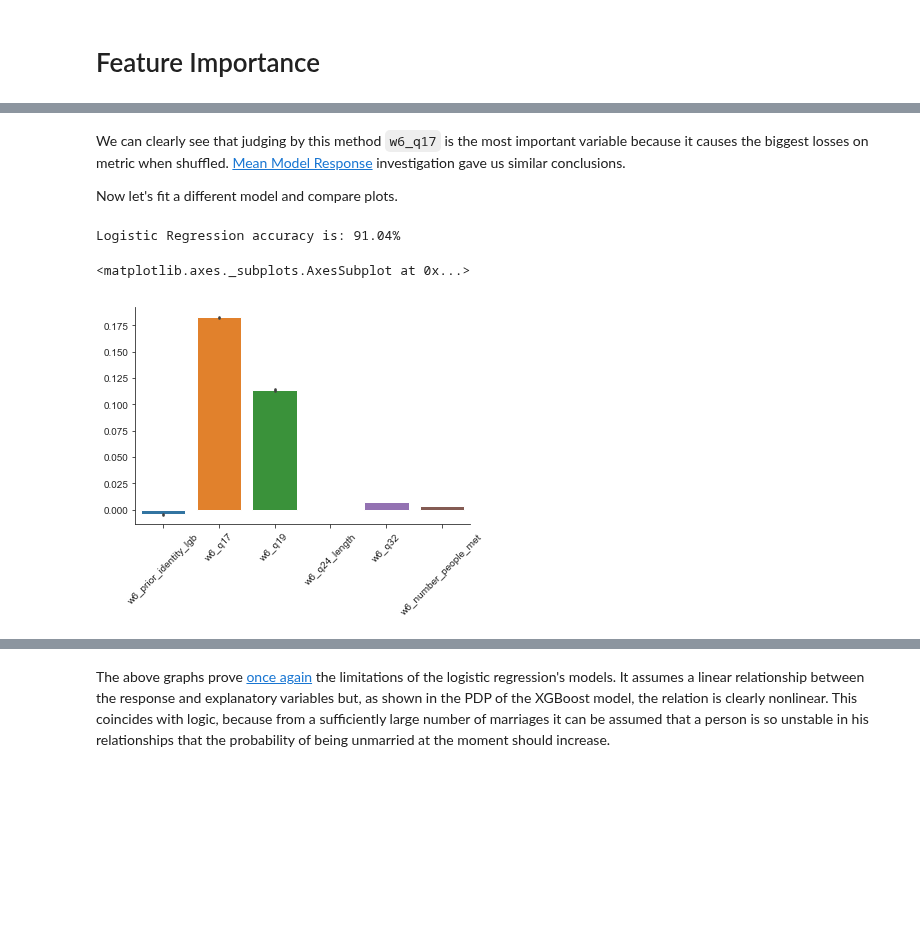
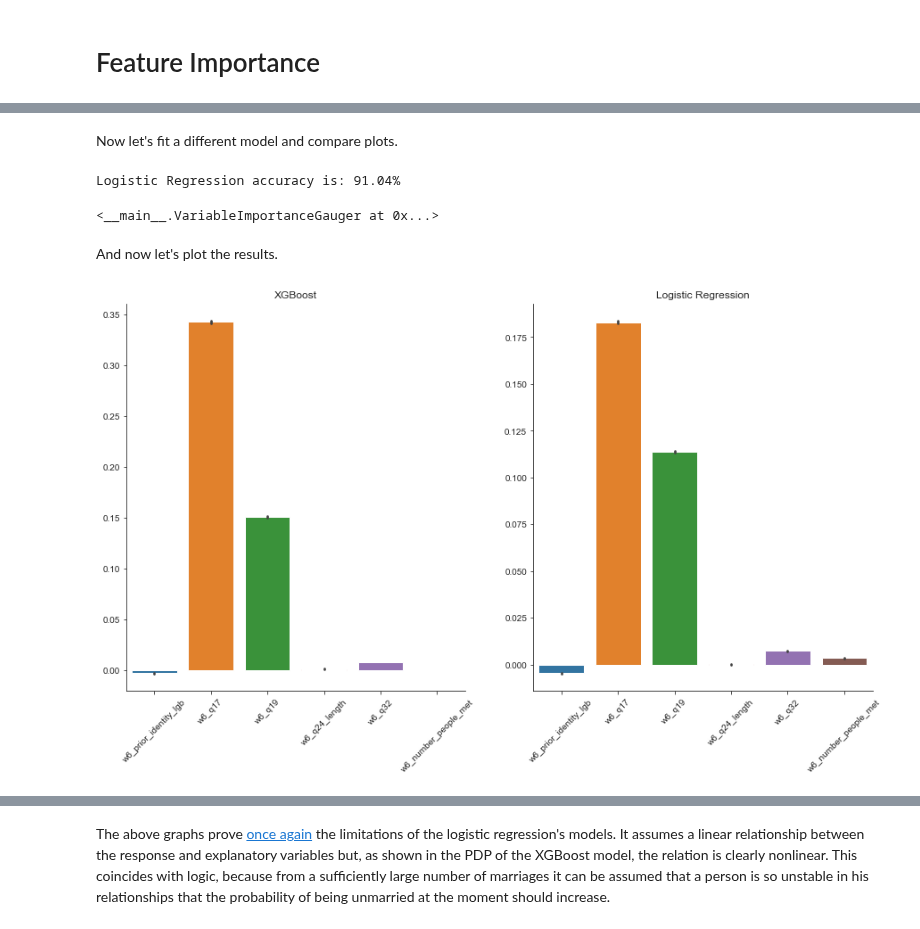
Before and after one commit to pbiecek/InterpretableMachineLearning2018S, a Jupyter notebook: PraceDomowe/PD5/MateuszZakrzewskiPD5.ipynb, the cells around one changed output, grey strips where cells are left out. Cells and saved outputs as stored; diff of their text form; code cells hidden in the pictures; blank space fills up the shorter version.

```diff
--- a/PraceDomowe/PD5/MateuszZakrzewskiPD5.ipynb
+++ b/PraceDomowe/PD5/MateuszZakrzewskiPD5.ipynb
@@ -633,11 +615,9 @@ class VariableImportanceGauger(object):
 
         return self
 
-    def plot(self):
-        fig, ax = plt.subplots()
+    def plot(self, ax=None):
         ax = sns.barplot(data=self.features_measures_, ax=ax)
         ax.set_xticklabels(ax.get_xticklabels(), rotation=45)
-        sns.despine()
 
         return ax
 # %%
@@ -653,7 +631,5 @@ vig.plot()
-# %% [markdown]
-We can clearly see that judging by this method `w6_q17` is the most important variable because it causes the biggest losses on metric when shuffled. [Mean Model Response](#mmr) investigation gave us similar conclusions.
-
-Now let's fit a different model and compare plots.
+# %% [markdown]
+Now let's fit a different model and compare plots.
 # %%
 logreg = LogisticRegression(solver='liblinear', class_weight='balanced')
 logreg.fit(X_train_transformed, y_train)
@@ -664,8 +640,19 @@ Logistic Regression accuracy is: 91.04%
 # %%
 vig_logreg = VariableImportanceGauger(logreg, metric=accuracy_score)
 vig_logreg.fit(X_test_transformed, y_test, n_iters=1000)
-vig_logreg.plot()
 # %% [output]
-<matplotlib.axes._subplots.AxesSubplot at 0x...>
+<__main__.VariableImportanceGauger at 0x...>
-[figure, removed]
+# %% [markdown]
+And now let's plot the results.
+# %%
+fig, (ax1, ax2) = plt.subplots(1, 2, figsize=(15, 8))
+
+vig_ax = vig.plot(ax=ax1)
+vig_logreg_ax = vig_logreg.plot(ax=ax2)
+ax1.set_title('XGBoost')
+ax2.set_title('Logistic Regression')
+sns.despine()
+plt.show()
+# %% [output]
+[figure, added]
 # %% [markdown]
```
Also changed, not shown: parts of 7 cells of this notebook.
